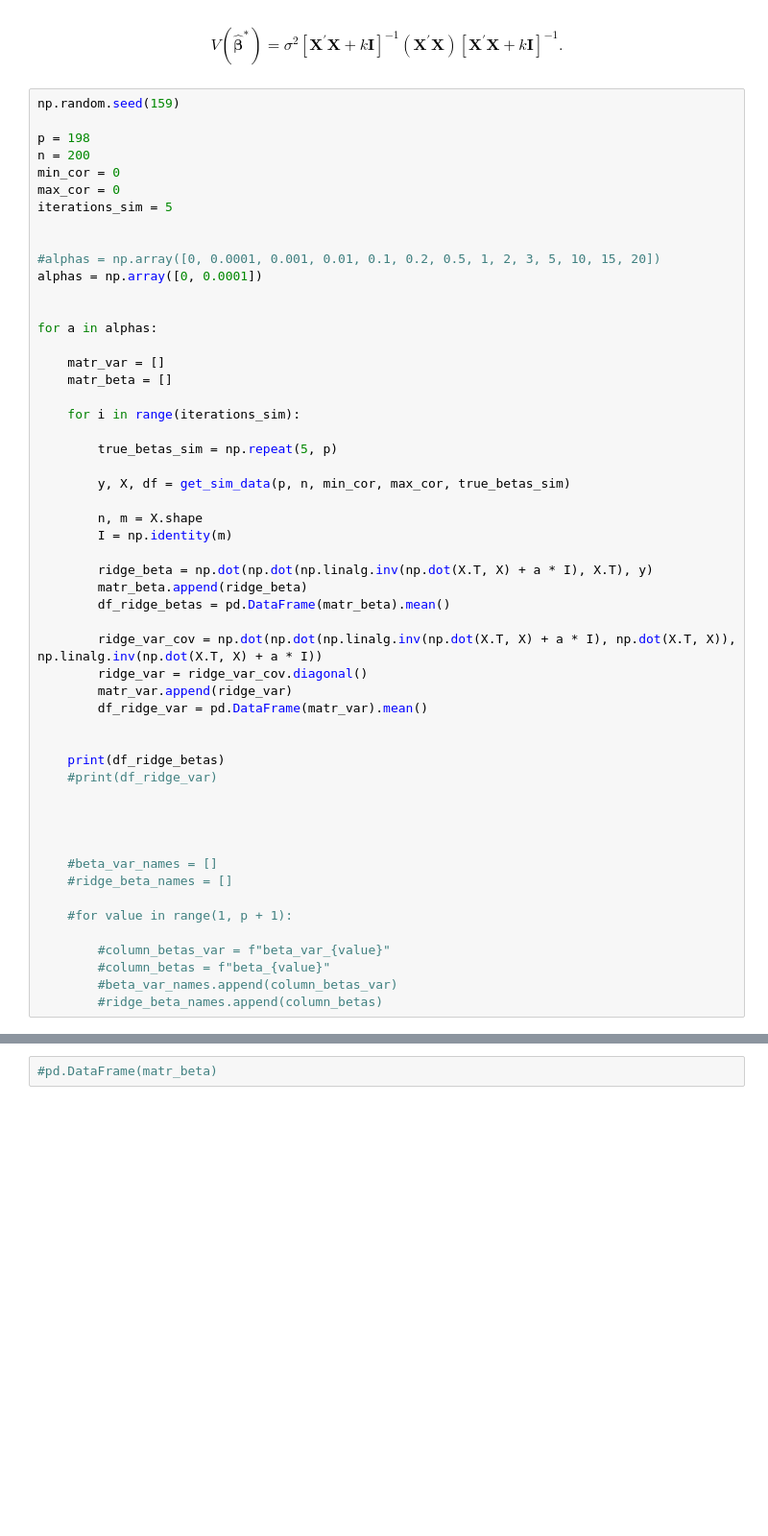
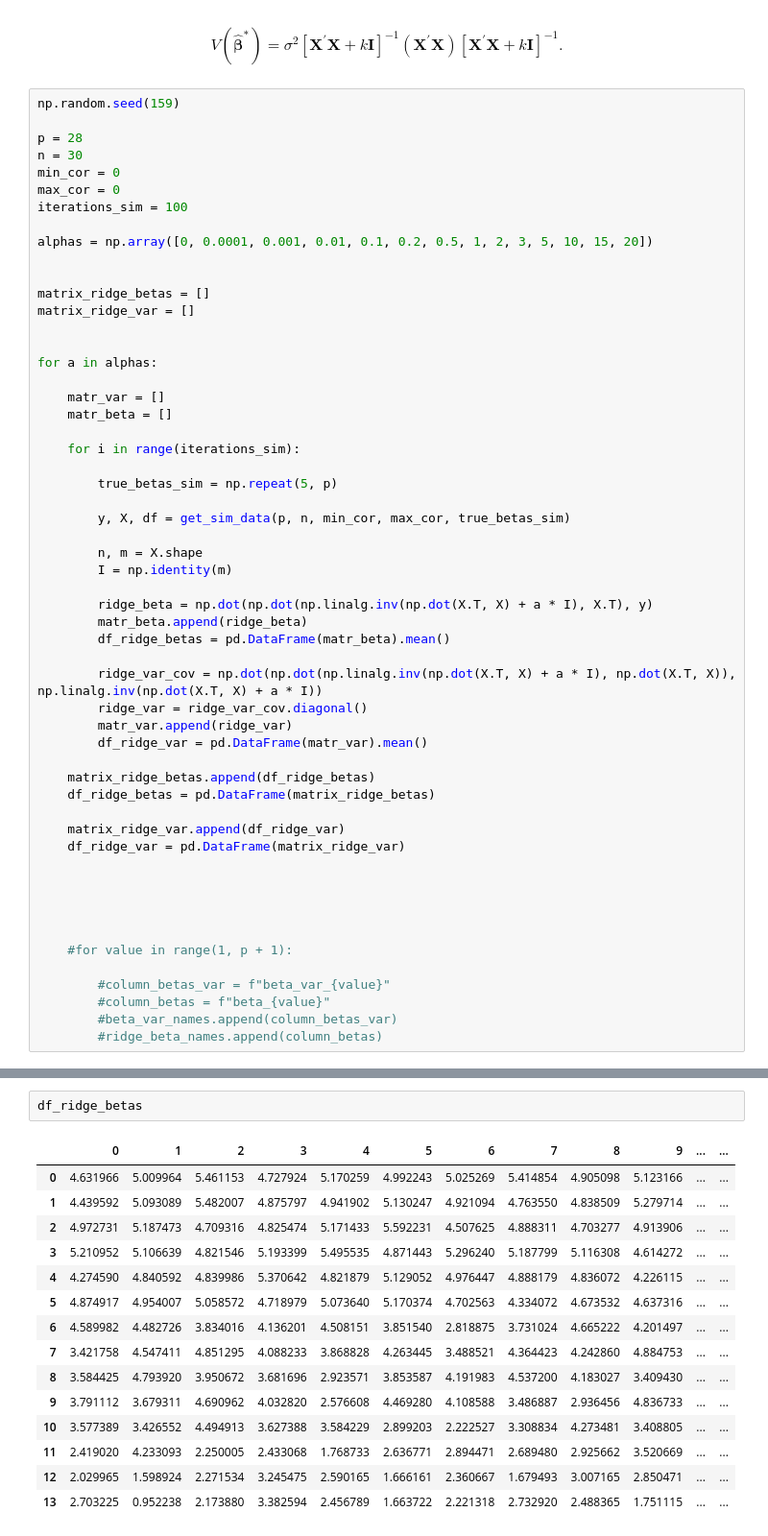
Before and after one commit to s6emschw/RM-project, a Jupyter notebook: data_sim_function.ipynb, the cells around one changed output, grey strips where cells are left out. Shown at 96% size. Saved outputs shown, nothing was run; the diff lists cells and outputs as text; blank space fills up the shorter version.

```diff
--- a/data_sim_function.ipynb
+++ b/data_sim_function.ipynb
@@ -371,15 +252,17 @@ $$
 # %%
 np.random.seed(159)
 
-p = 198
-n = 200
+p = 28
+n = 30
 min_cor = 0
 max_cor = 0
-iterations_sim = 5
+iterations_sim = 100
+
+alphas = np.array([0, 0.0001, 0.001, 0.01, 0.1, 0.2, 0.5, 1, 2, 3, 5, 10, 15, 20])
 
 
-#alphas = np.array([0, 0.0001, 0.001, 0.01, 0.1, 0.2, 0.5, 1, 2, 3, 5, 10, 15, 20])
-alphas = np.array([0, 0.0001])
+matrix_ridge_betas = []
+matrix_ridge_var = []
 
 
 for a in alphas:
@@ -405,15 +288,15 @@ for a in alphas:
         matr_var.append(ridge_var)
         df_ridge_var = pd.DataFrame(matr_var).mean()
 
+    matrix_ridge_betas.append(df_ridge_betas)
+    df_ridge_betas = pd.DataFrame(matrix_ridge_betas)
 
-    print(df_ridge_betas)
-    #print(df_ridge_var)
+    matrix_ridge_var.append(df_ridge_var)
+    df_ridge_var = pd.DataFrame(matrix_ridge_var)
 
 
 
 
-    #beta_var_names = []
-    #ridge_beta_names = []
 
     #for value in range(1, p + 1):
 
@@ -442,2 +307,18 @@ Length: 198, dtype: float64
 # %%
-#pd.DataFrame(matr_beta)
+df_ridge_betas
+# %% [output]
+|  | 0 | 1 | 2 | 3 | 4 | 5 | 6 | 7 | 8 | 9 | ... | ... |
+| 0 | 4.631966 | 5.009964 | 5.461153 | 4.727924 | 5.170259 | 4.992243 | 5.025269 | 5.414854 | 4.905098 | 5.123166 | ... | ... |
+| 1 | 4.439592 | 5.093089 | 5.482007 | 4.875797 | 4.941902 | 5.130247 | 4.921094 | 4.763550 | 4.838509 | 5.279714 | ... | ... |
+| 2 | 4.972731 | 5.187473 | 4.709316 | 4.825474 | 5.171433 | 5.592231 | 4.507625 | 4.888311 | 4.703277 | 4.913906 | ... | ... |
+| 3 | 5.210952 | 5.106639 | 4.821546 | 5.193399 | 5.495535 | 4.871443 | 5.296240 | 5.187799 | 5.116308 | 4.614272 | ... | ... |
+| 4 | 4.274590 | 4.840592 | 4.839986 | 5.370642 | 4.821879 | 5.129052 | 4.976447 | 4.888179 | 4.836072 | 4.226115 | ... | ... |
+| 5 | 4.874917 | 4.954007 | 5.058572 | 4.718979 | 5.073640 | 5.170374 | 4.702563 | 4.334072 | 4.673532 | 4.637316 | ... | ... |
+| 6 | 4.589982 | 4.482726 | 3.834016 | 4.136201 | 4.508151 | 3.851540 | 2.818875 | 3.731024 | 4.665222 | 4.201497 | ... | ... |
+| 7 | 3.421758 | 4.547411 | 4.851295 | 4.088233 | 3.868828 | 4.263445 | 3.488521 | 4.364423 | 4.242860 | 4.884753 | ... | ... |
+| 8 | 3.584425 | 4.793920 | 3.950672 | 3.681696 | 2.923571 | 3.853587 | 4.191983 | 4.537200 | 4.183027 | 3.409430 | ... | ... |
+| 9 | 3.791112 | 3.679311 | 4.690962 | 4.032820 | 2.576608 | 4.469280 | 4.108588 | 3.486887 | 2.936456 | 4.836733 | ... | ... |
+| 10 | 3.577389 | 3.426552 | 4.494913 | 3.627388 | 3.584229 | 2.899203 | 2.222527 | 3.308834 | 4.273481 | 3.408805 | ... | ... |
+| 11 | 2.419020 | 4.233093 | 2.250005 | 2.433068 | 1.768733 | 2.636771 | 2.894471 | 2.689480 | 2.925662 | 3.520669 | ... | ... |
+| 12 | 2.029965 | 1.598924 | 2.271534 | 3.245475 | 2.590165 | 1.666161 | 2.360667 | 1.679493 | 3.007165 | 2.850471 | ... | ... |
+| 13 | 2.703225 | 0.952238 | 2.173880 | 3.382594 | 2.456789 | 1.663722 | 2.221318 | 2.732920 | 2.488365 | 1.751115 | ... | ... |
```
Also changed, not shown: parts of 13 cells of this notebook.
